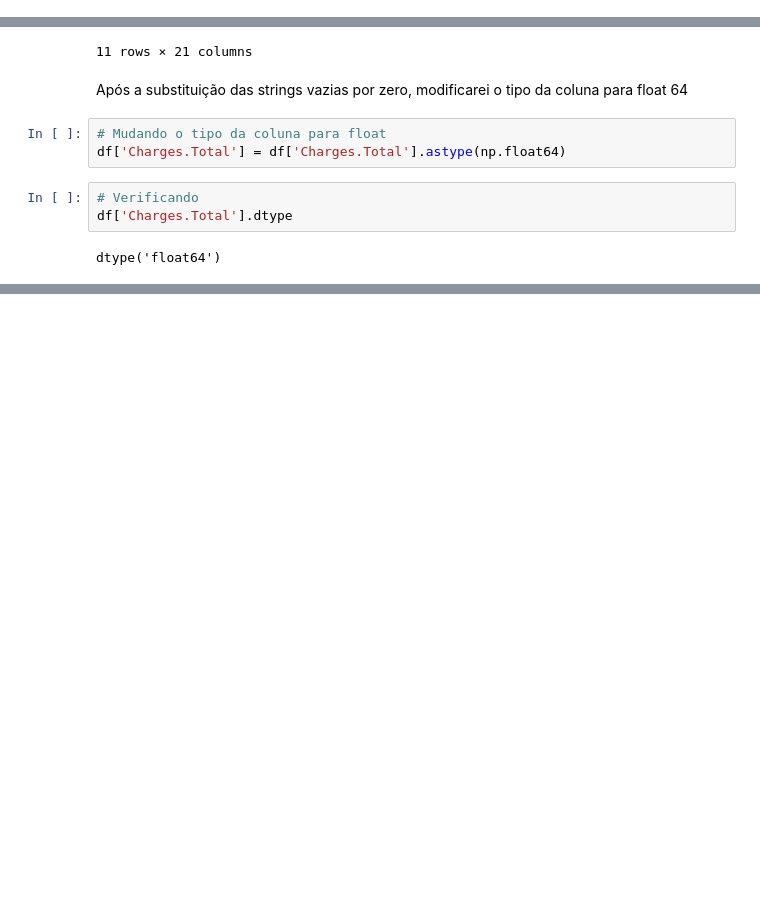
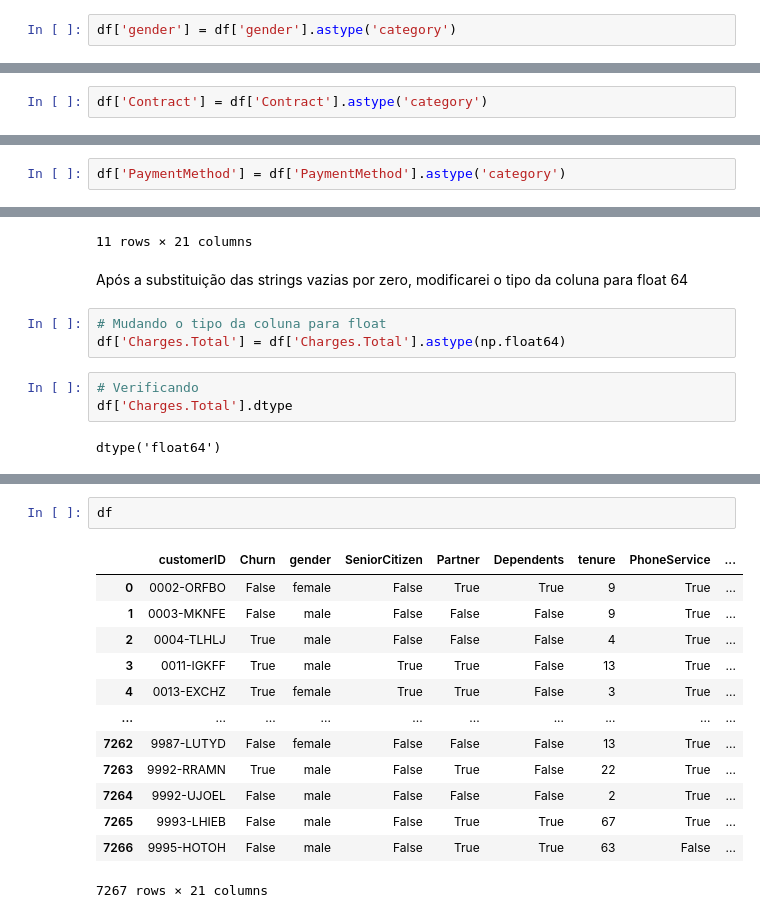
Before and after one commit to JhonCostaDev/Challenge_Telecom_X__Analise_de_evasao_de_clientes, a Jupyter notebook: telecom_X.ipynb, the cells around one changed output, grey strips where cells are left out. Drawn from its saved outputs; the diff is of its cells as text; blank space fills up the shorter version.

```diff
--- a/telecom_X.ipynb
+++ b/telecom_X.ipynb
@@ -507,0 +518,2 @@ Name: count, dtype: int64
+# %%
+df['gender'] = df['gender'].astype('category')
@@ -876,0 +889,2 @@ Index(['customerID', 'Churn', 'gender', 'SeniorCitizen', 'Partner',
+# %%
+df['Contract'] = df['Contract'].astype('category')
@@ -876,0 +929,2 @@ Index(['customerID', 'Churn', 'gender', 'SeniorCitizen', 'Partner',
+# %%
+df['PaymentMethod'] = df['PaymentMethod'].astype('category')
@@ -964,0 +1044,16 @@ dtype('float64')
+# %%
+df
+# %% [output]
+|  | customerID | Churn | gender | SeniorCitizen | Partner | Dependents | tenure | PhoneService | ... |
+| 0 | 0002-ORFBO | False | female | False | True | True | 9 | True | ... |
+| 1 | 0003-MKNFE | False | male | False | False | False | 9 | True | ... |
+| 2 | 0004-TLHLJ | True | male | False | False | False | 4 | True | ... |
+| 3 | 0011-IGKFF | True | male | True | True | False | 13 | True | ... |
+| 4 | 0013-EXCHZ | True | female | True | True | False | 3 | True | ... |
+| ... | ... | ... | ... | ... | ... | ... | ... | ... | ... |
+| 7262 | 9987-LUTYD | False | female | False | False | False | 13 | True | ... |
+| 7263 | 9992-RRAMN | True | male | False | True | False | 22 | True | ... |
+| 7264 | 9992-UJOEL | False | male | False | False | False | 2 | True | ... |
+| 7265 | 9993-LHIEB | False | male | False | True | True | 67 | True | ... |
+| 7266 | 9995-HOTOH | False | male | False | True | True | 63 | False | ... |
+7267 rows × 21 columns
```
Also changed, not shown: parts of 37 cells of this notebook.
